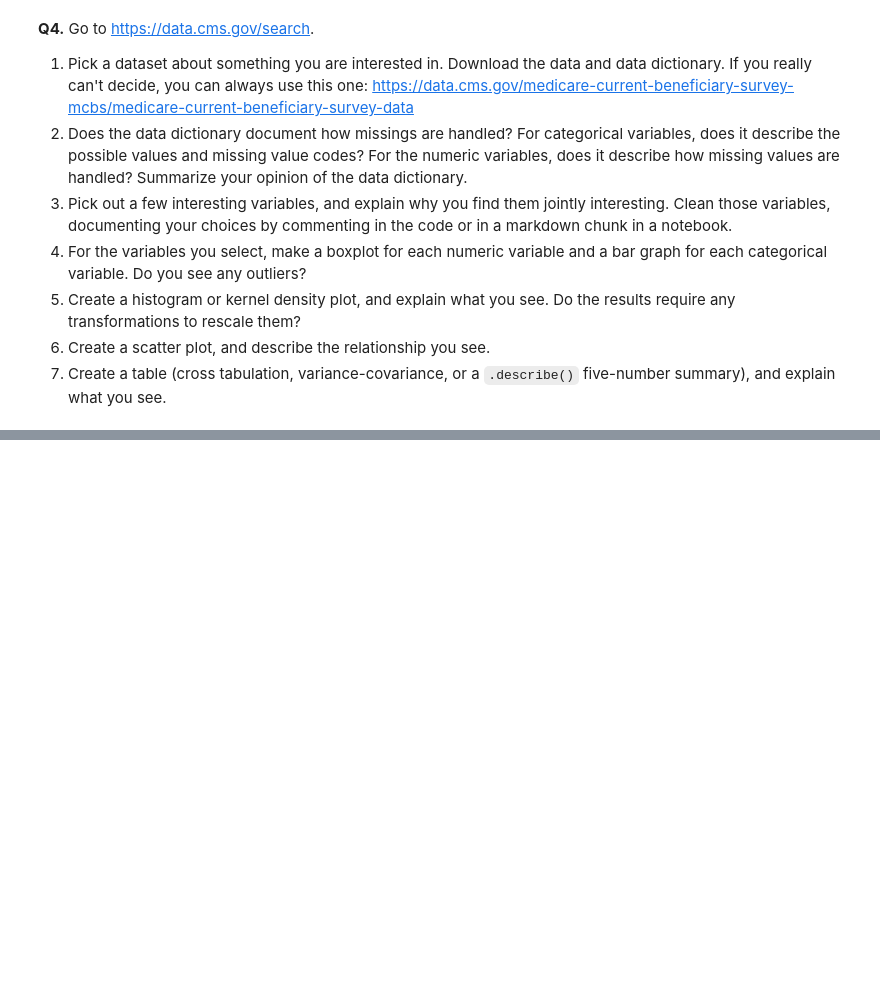
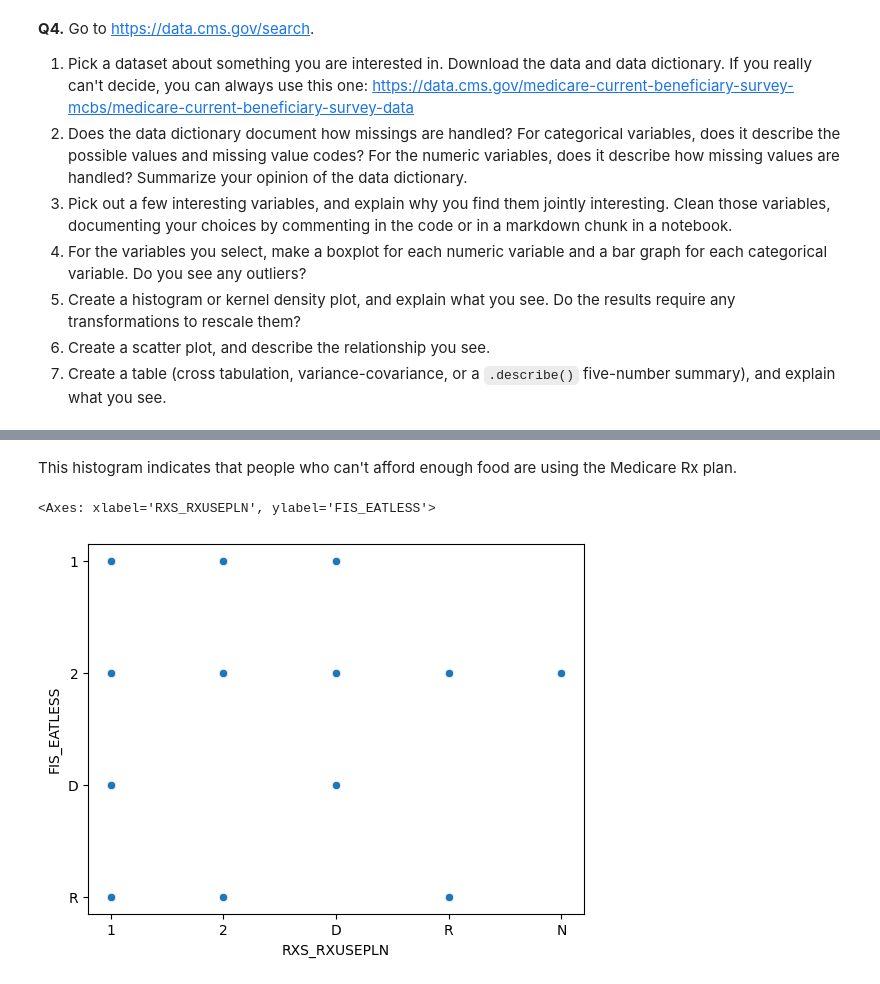
Before and after one commit to kieramurphy37/visualization, a Jupyter notebook: Murphy_Kiera_EDA/visualization_assignment.ipynb, the cells around one changed output, grey strips where cells are left out. Cells and saved outputs as stored; diff of their text form; code cells hidden in the pictures; blank space fills up the shorter version.

```diff
--- a/Murphy_Kiera_EDA/visualization_assignment.ipynb
+++ b/Murphy_Kiera_EDA/visualization_assignment.ipynb
@@ -236,0 +288,8 @@ For some context, the Federal government ultimately spent about $4.4 trillion in
+# %% [markdown]
+This histogram indicates that people who can't afford enough food are using the Medicare Rx plan.
+# %%
+#6
+sns.scatterplot(data=df,x='RXS_RXUSEPLN',y='FIS_EATLESS')
+# %% [output]
+<Axes: xlabel='RXS_RXUSEPLN', ylabel='FIS_EATLESS'>
+[figure, added]
```
Also changed, not shown: parts of 12 cells of this notebook.
